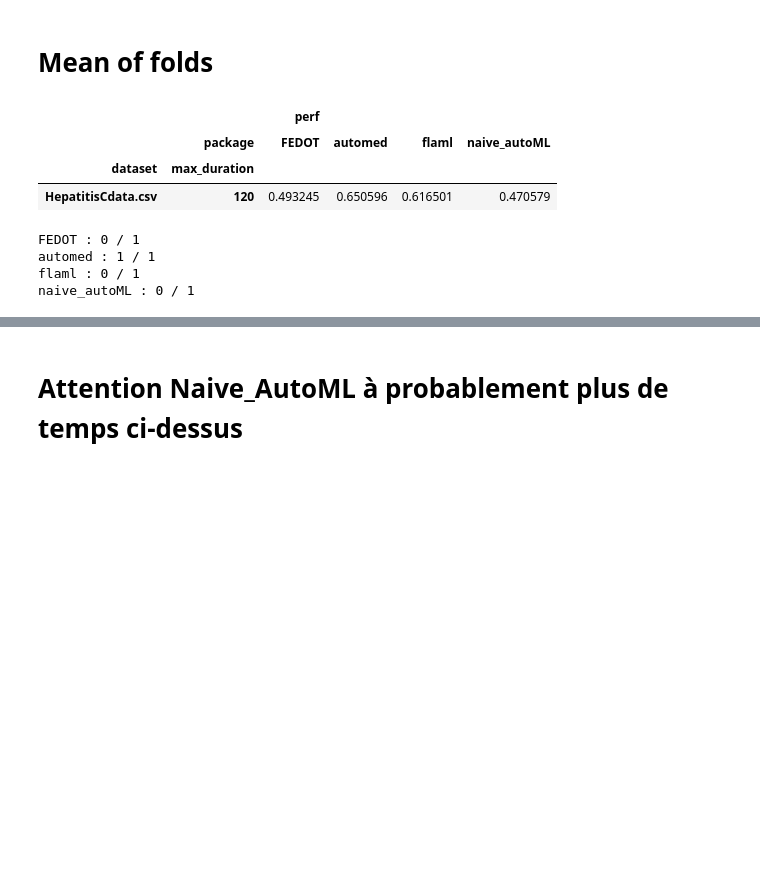
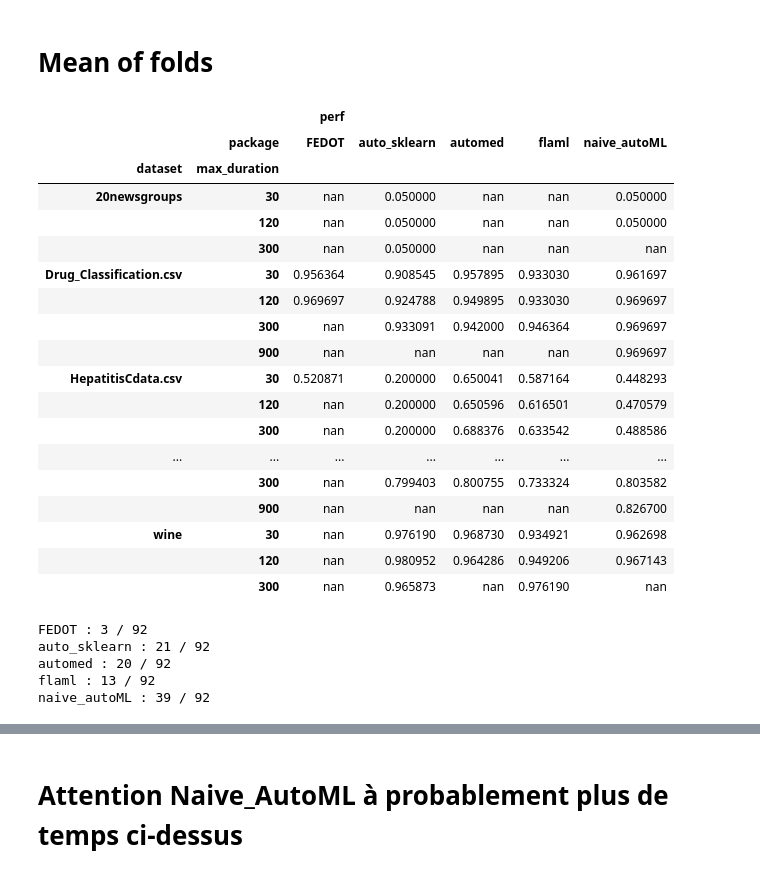
Before and after one commit to IIAS-Research/iaml, a Jupyter notebook: src/sandbox/compare_bench2.ipynb, the cells around one changed output, grey strips where cells are left out. Cells and saved outputs as stored; diff of their text form; code cells hidden in the pictures; blank space fills up the shorter version.

```diff
--- a/src/sandbox/compare_bench2.ipynb
+++ b/src/sandbox/compare_bench2.ipynb
@@ -31,7 +33,8 @@ def compte_les_points(df):
 # Clean
 # %%
 
-bench = pd.read_csv("/stockage/rudy/automl/src/perf_logger/tests_data/bench_v2.log")
+bench = pd.read_csv("/Users/rudy/Documents/CHU/iias/baiddy_group/automl/src/perf_logger/tests_data/bench_v2.log")
+print(bench.shape)
 bench['perf'] = bench.apply(lambda row: row['balanced_accuracy'] if pd.notnull(row['balanced_accuracy']) else row['r2_score'], axis=1)
 bench = bench[(bench['max_duration'] - bench['compute_time']) >= -30] # remove line with too long computing time
 count_fold = bench.groupby(['package', 'max_duration', 'dataset']).count().reset_index()[['package', 'max_duration', 'dataset', 'fold']]
@@ -67,15 +89,30 @@ pivot_df.style.apply(highlight_max, axis=1)
 # %%
 merged_df = bench[['package', 'max_duration', 'dataset', 'perf', 'compute_time']]
 grouped = merged_df.groupby(['package', 'max_duration', 'dataset']).mean(numeric_only=True).reset_index()[['package', 'perf', 'max_duration', 'dataset']].dropna()
 
 # grouped
-pivot_df = grouped.pivot(index=['dataset', 'max_duration'], columns='package').dropna()
+pivot_df = grouped.pivot(index=['dataset', 'max_duration'], columns='package')#.dropna()
 pivot_df.style.apply(highlight_max, axis=1)
 # %% [output]
-|  |  | perf |  |  |  |
-|  | package | FEDOT | automed | flaml | naive_autoML |
-| dataset | max_duration |  |  |  |  |
-| HepatitisCdata.csv | 120 | 0.493245 | 0.650596 | 0.616501 | 0.470579 |
+|  |  | perf |  |  |  |  |
+|  | package | FEDOT | auto_sklearn | automed | flaml | naive_autoML |
+| dataset | max_duration |  |  |  |  |  |
+| 20newsgroups | 30 | nan | 0.050000 | nan | nan | 0.050000 |
+|  | 120 | nan | 0.050000 | nan | nan | 0.050000 |
+|  | 300 | nan | 0.050000 | nan | nan | nan |
+| Drug_Classification.csv | 30 | 0.956364 | 0.908545 | 0.957895 | 0.933030 | 0.961697 |
+|  | 120 | 0.969697 | 0.924788 | 0.949895 | 0.933030 | 0.969697 |
+|  | 300 | nan | 0.933091 | 0.942000 | 0.946364 | 0.969697 |
+|  | 900 | nan | nan | nan | nan | 0.969697 |
+| HepatitisCdata.csv | 30 | 0.520871 | 0.200000 | 0.650041 | 0.587164 | 0.448293 |
+|  | 120 | nan | 0.200000 | 0.650596 | 0.616501 | 0.470579 |
+|  | 300 | nan | 0.200000 | 0.688376 | 0.633542 | 0.488586 |
+| ... | ... | ... | ... | ... | ... | ... |
+|  | 300 | nan | 0.799403 | 0.800755 | 0.733324 | 0.803582 |
+|  | 900 | nan | nan | nan | nan | 0.826700 |
+| wine | 30 | nan | 0.976190 | 0.968730 | 0.934921 | 0.962698 |
+|  | 120 | nan | 0.980952 | 0.964286 | 0.949206 | 0.967143 |
+|  | 300 | nan | 0.965873 | nan | 0.976190 | nan |
 # %%
 # def count(row):
 #     is_max = row == row.max()
@@ -87,10 +124,11 @@ pivot_df.style.apply(highlight_max, axis=1)
 
 compte_les_points(pivot_df)
 # %% [output]
-FEDOT : 0 / 1
-automed : 1 / 1
-flaml : 0 / 1
-naive_autoML : 0 / 1
+FEDOT : 3 / 92
+auto_sklearn : 21 / 92
+automed : 20 / 92
+flaml : 13 / 92
+naive_autoML : 39 / 92
 # %%
 # Auto-Sklearn : 14 / 75
 # AutoMed : 29 / 75
```
Also changed, not shown: parts of 17 cells of this notebook, 3 other files.
